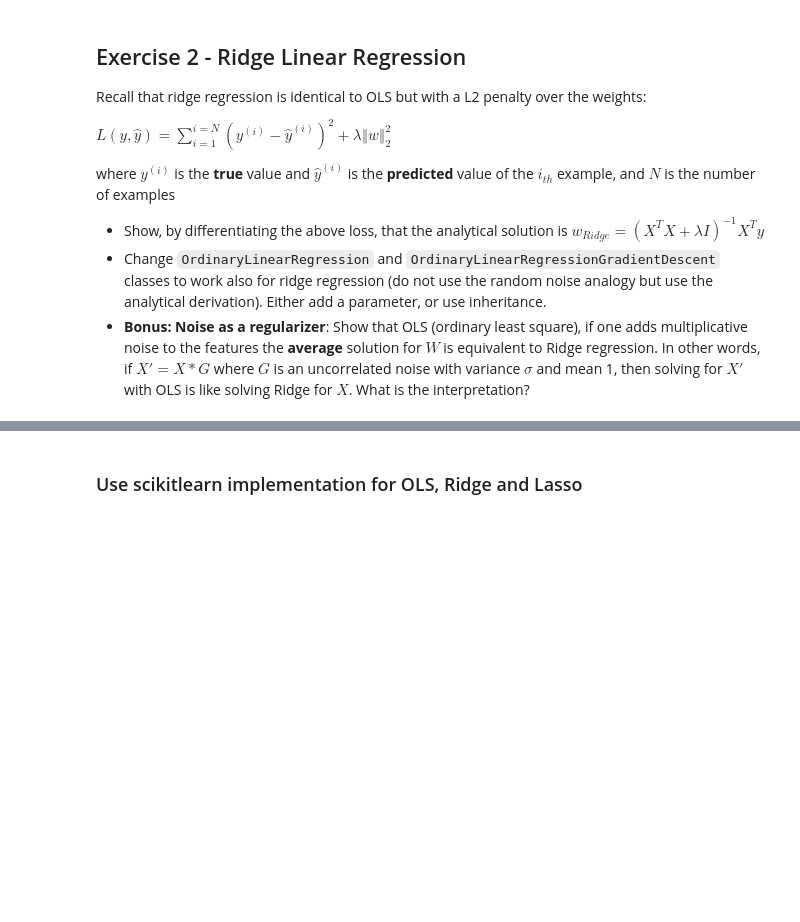
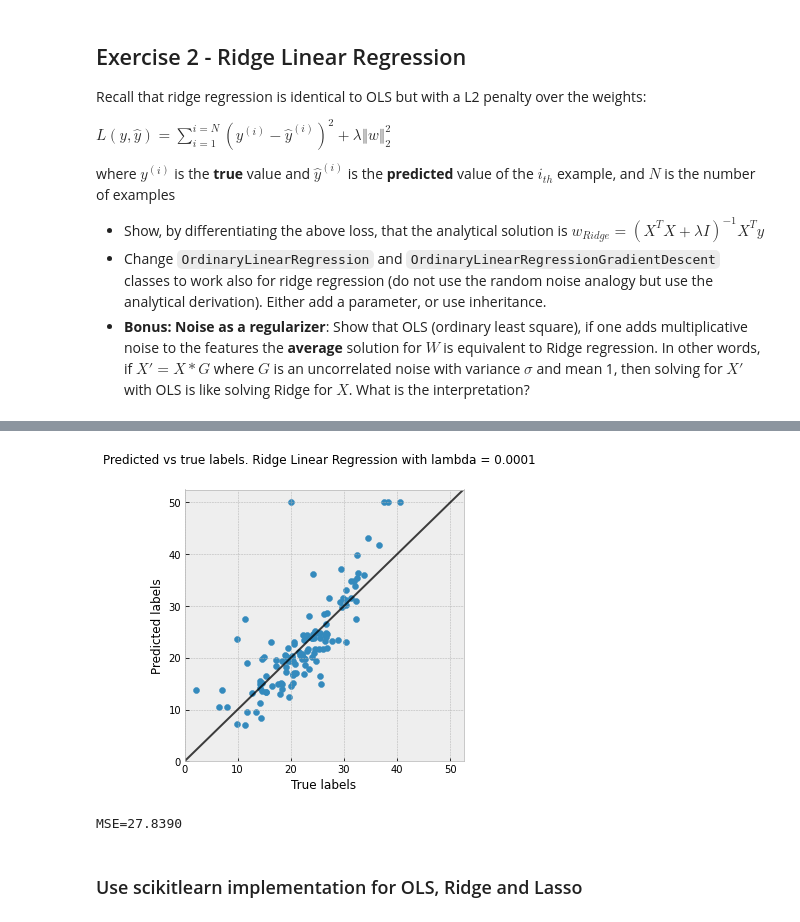
Before and after one commit to tansla/ydata_supervised_hw2, a Jupyter notebook: Regression_&_Regularization_Exercise.ipynb, the cells around one changed output, grey strips where cells are left out. Saved outputs shown, nothing was run; the diff lists cells and outputs as text; code cells hidden in the pictures; blank space fills up the shorter version.

```diff
--- a/Regression_&_Regularization_Exercise.ipynb
+++ b/Regression_&_Regularization_Exercise.ipynb
@@ -382,3 +402,26 @@ plot_scatter(y_pred, y_test,label)
+# %%
+class RidgeLsGd(OlsGd):
+  def __init__(self, ridge_lambda, *wargs, **kwargs):
+    super(RidgeLsGd,self).__init__(*wargs, **kwargs)
+    self.ridge_lambda = ridge_lambda
+
+  def _step(self, X, Y):
+    N = X.shape[0]
+    self.w = self.w -  (2*self.learning_rate/N)*(np.matmul(X.transpose(), np.matmul(X,self.w) - Y)) - 2 * self.ridge_lambda * self.w
+# %%
+
+ridge_lambda = 0.0001
+learning_rate = 0.05
+X_train, X_test, y_train, y_test = train_test_split(X, y, test_size=0.25)
+my_ols = RidgeLsGd(ridge_lambda=ridge_lambda,num_iteration=1000,learning_rate=learning_rate, early_stop=True, track_loss=False, verbose=False)
+my_ols.fit(X_train,y_train)
+y_pred = my_ols.predict(X_test)
+label = f'Predicted vs true labels. Ridge Linear Regression with lambda = {ridge_lambda}'
+plot_scatter(y_pred, y_test,label)
+print(f'MSE={my_ols.score(y_pred,y_test):.4f}')
+# %% [output]
+[figure, added]
+MSE=27.8390
 # %% [markdown]
 ### Use scikitlearn implementation for OLS, Ridge and Lasso
 # %%
```
Also changed, not shown: parts of 14 cells of this notebook.
